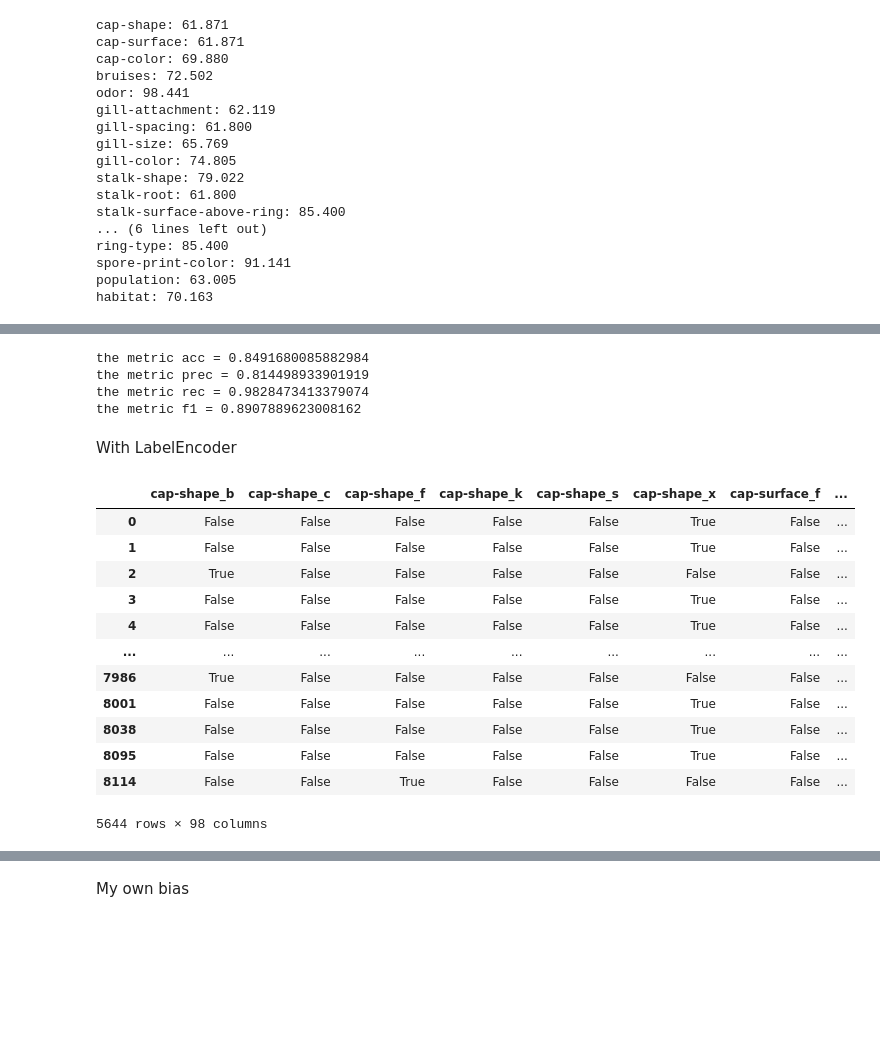
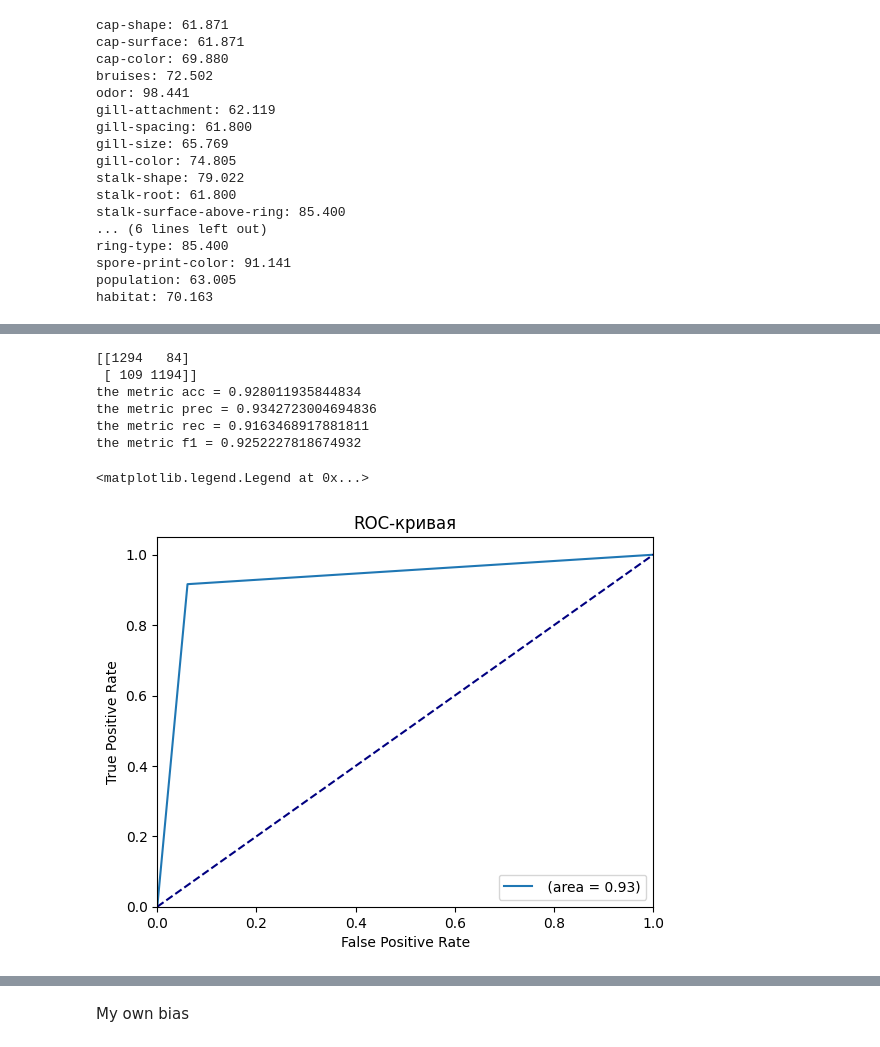
Before and after one commit to NikitaGoltsev/Theory_of_stat_decisions, a Jupyter notebook: lab02/mushrooms.ipynb, the cells around one changed output, grey strips where cells are left out. Cells and saved outputs as stored; diff of their text form; code cells hidden in the pictures; blank space fills up the shorter version.

```diff
--- a/lab02/mushrooms.ipynb
+++ b/lab02/mushrooms.ipynb
@@ -232,0 +311,13 @@ print(confusion_mat)
+# %%
+# Another way is use "LabelEncoder"
+df_mushroom = df_copy
+
+labelencoder=LabelEncoder()
+
+X = df_mushroom.drop(['poisonous'], axis=1)
+colmn = X.columns
+for ind, col in enumerate(colmn):
+    X[col] = labelencoder.fit_transform(X[col].values)
+y = df_mushroom['poisonous'].map(dict_for_label)
+X_train, X_test, y_train, y_test = train_test_split(X, y, test_size = 0.33, random_state = 42)
+X
@@ -233,45 +338,42 @@ print(confusion_mat)
 # %%
+model = GaussianNB()
+y_pred = model.fit(X_train, y_train)
+
+y_pred = model.predict(X_test)
+
+confusion_mat = metrics.confusion_matrix(y_test, y_pred)
+print(confusion_mat)
+
 metrics_h = []
 
 metrics_h.append([metrics.accuracy_score(y_test, y_pred), 'acc'])
 metrics_h.append([metrics.precision_score(y_test, y_pred), 'prec'])
 metrics_h.append([metrics.recall_score(y_test, y_pred), 'rec'])
 metrics_h.append([metrics.f1_score(y_test, y_pred), 'f1'])
 
 
 for el, metr in metrics_h:
     print(f"the metric {metr} = {el}", end='\n')
+
+# Roc curve
+fpr, tpr, treshold = roc_curve(y_test, y_pred)
+roc_auc = auc(fpr, tpr)
+
+plt.plot(fpr, tpr,
+            label=f' (area = %0.2f)' % roc_auc)
+plt.plot([0, 1], [0, 1], color='navy', linestyle='--')
+plt.xlim([0.0, 1.0])
+plt.ylim([0.0, 1.05])
+plt.xlabel('False Positive Rate')
+plt.ylabel('True Positive Rate')
+plt.title(f'ROC-кривая')
+plt.legend(loc="lower right")
 # %% [output]
-the metric acc = 0.8491680085882984
-the metric prec = 0.814498933901919
-the metric rec = 0.9828473413379074
-the metric f1 = 0.8907889623008162
+[[1294   84]
+ [ 109 1194]]
+the metric acc = 0.928011935844834
+the metric prec = 0.9342723004694836
+the metric rec = 0.9163468917881811
+the metric f1 = 0.9252227818674932
+<matplotlib.legend.Legend at 0x...>
+[figure, added]
-# %% [markdown]
-With LabelEncoder
-# %%
-# Another way is use "LabelEncoder"
-df_mushroom = df_copy
-
-labelencoder=LabelEncoder()
-
-df_mushroom['poisonous'] = labelencoder.fit_transform(df_mushroom['poisonous'])
-df_mushroom = df_mushroom.rename(columns={'poisonous':'target'})
-
-X = pd.get_dummies(df_mushroom.drop(['target'], axis=1))
-y = labelencoder.fit_transform(df_mushroom['target'])
-X_train, X_test, y_train, y_test = train_test_split(X, y, test_size = 0.33, random_state = 42)
-X
-# %% [output]
-|  | cap-shape_b | cap-shape_c | cap-shape_f | cap-shape_k | cap-shape_s | cap-shape_x | cap-surface_f | ... |
-| 0 | False | False | False | False | False | True | False | ... |
-| 1 | False | False | False | False | False | True | False | ... |
-| 2 | True | False | False | False | False | False | False | ... |
-| 3 | False | False | False | False | False | True | False | ... |
-| 4 | False | False | False | False | False | True | False | ... |
-| ... | ... | ... | ... | ... | ... | ... | ... | ... |
-| 7986 | True | False | False | False | False | False | False | ... |
-| 8001 | False | False | False | False | False | True | False | ... |
-| 8038 | False | False | False | False | False | True | False | ... |
-| 8095 | False | False | False | False | False | True | False | ... |
-| 8114 | False | False | True | False | False | False | False | ... |
-5644 rows × 98 columns
```
Also changed, not shown: parts of 20 cells of this notebook, 1 other file.
